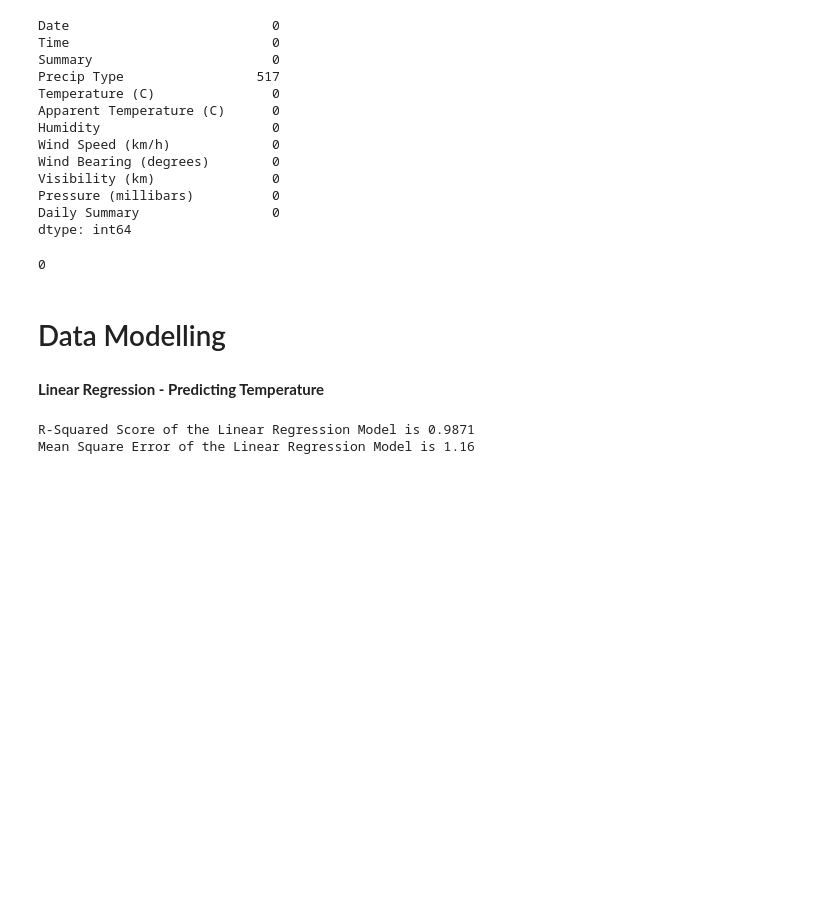
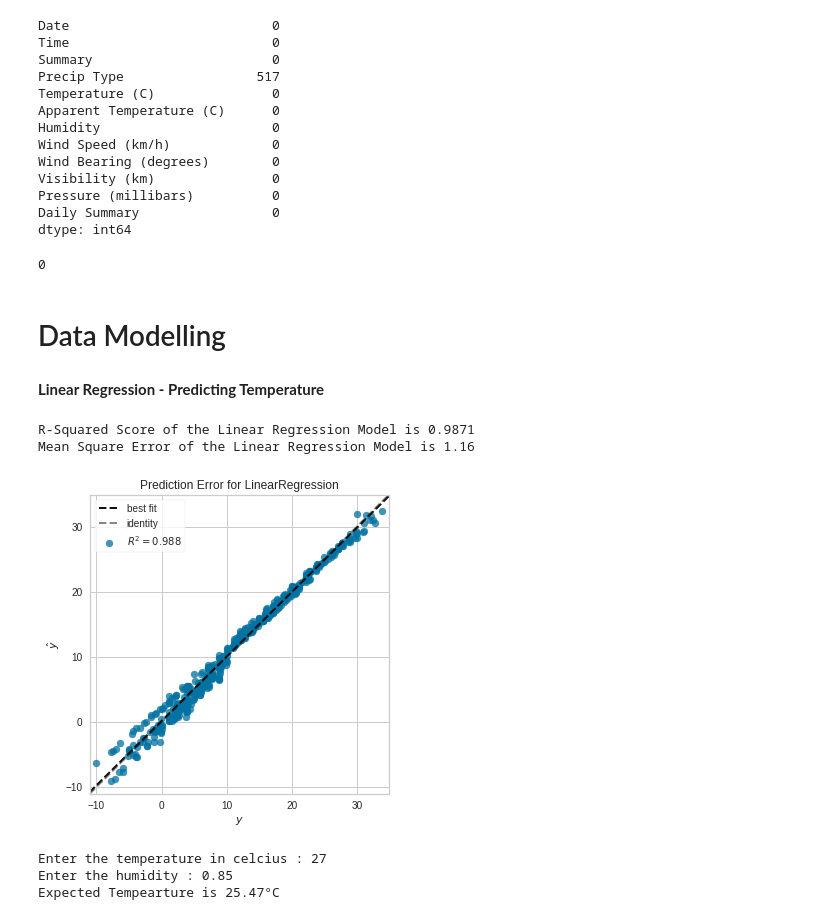
Before and after one commit to AmanCSE-1/Smart-Weather-Prediction-using-ML, a Jupyter notebook: main.ipynb, the cells around one changed output. Saved outputs shown, nothing was run; the diff lists cells and outputs as text; code cells hidden in the pictures; blank space fills up the shorter version.

Commit message:
Visualized the prediction results of Linear Regression Model using yellowbricks library, Predicted the temperature by taking User-Input

```diff
--- a/main.ipynb
+++ b/main.ipynb
@@ -429,3 +429,23 @@ print("Mean Square Error of the Linear Regression Model is", round(mean_sq_error
 # %% [output]
 R-Squared Score of the Linear Regression Model is 0.9871
 Mean Square Error of the Linear Regression Model is 1.16
+# %%
+## Visualizing the Prediction
+from yellowbrick.regressor import PredictionError
+
+visualizer = PredictionError(lrmodel).fit(x_train, y_train)
+visualizer.score(x_test.sample(500, random_state=1), y_test.sample(500, random_state=1))
+
+visualizer.poof()
+# %% [output]
+[figure, added]
+# %%
+user_input_temp = int(input('Enter the temperature in celcius : '))
+user_input_humid = float(input('Enter the humidity : '))
+
+result1 = lrmodel.predict([[user_input_temp, user_input_humid]])
+print("Expected Tempearture is {}\N{DEGREE SIGN}C".format(round(result1[0], 2)))
+# %% [output]
+Enter the temperature in celcius : 27
+Enter the humidity : 0.85
+Expected Tempearture is 25.47°C
```
